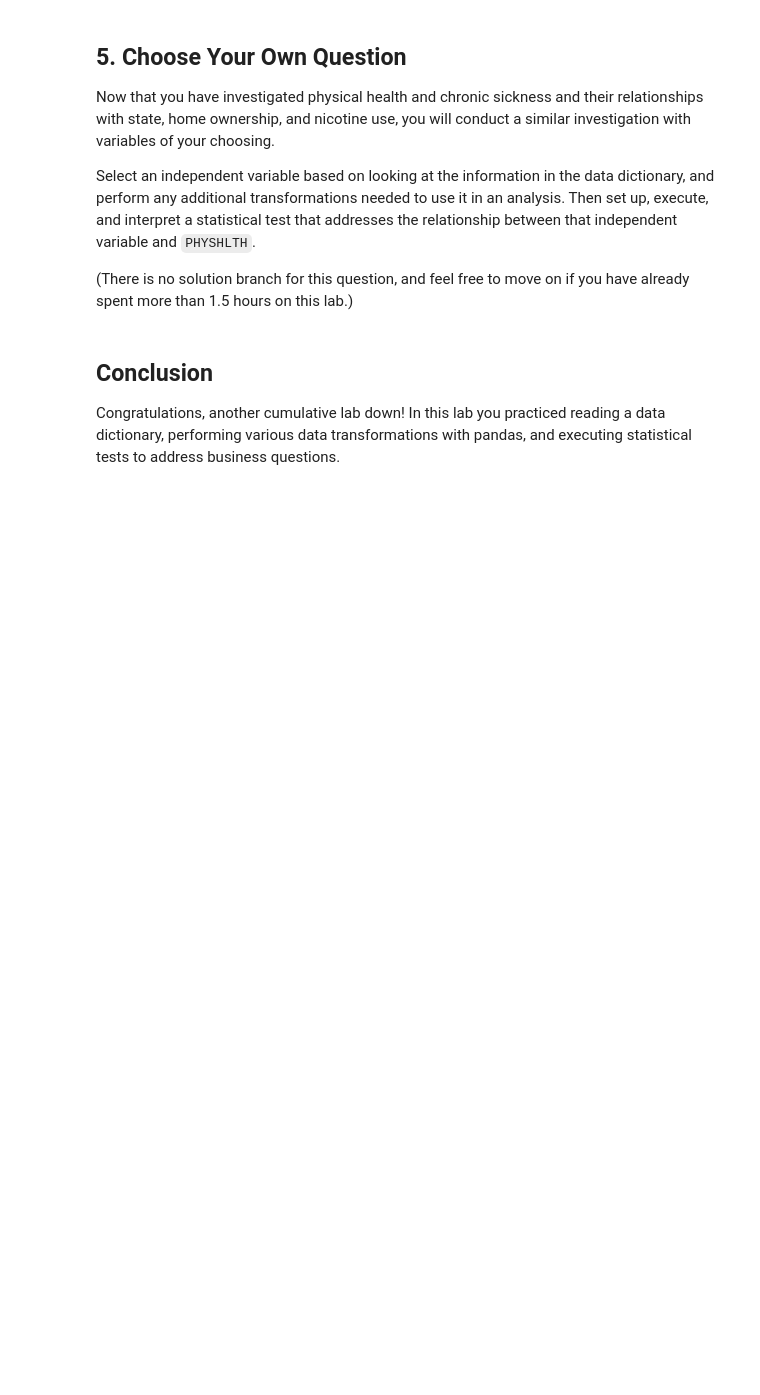
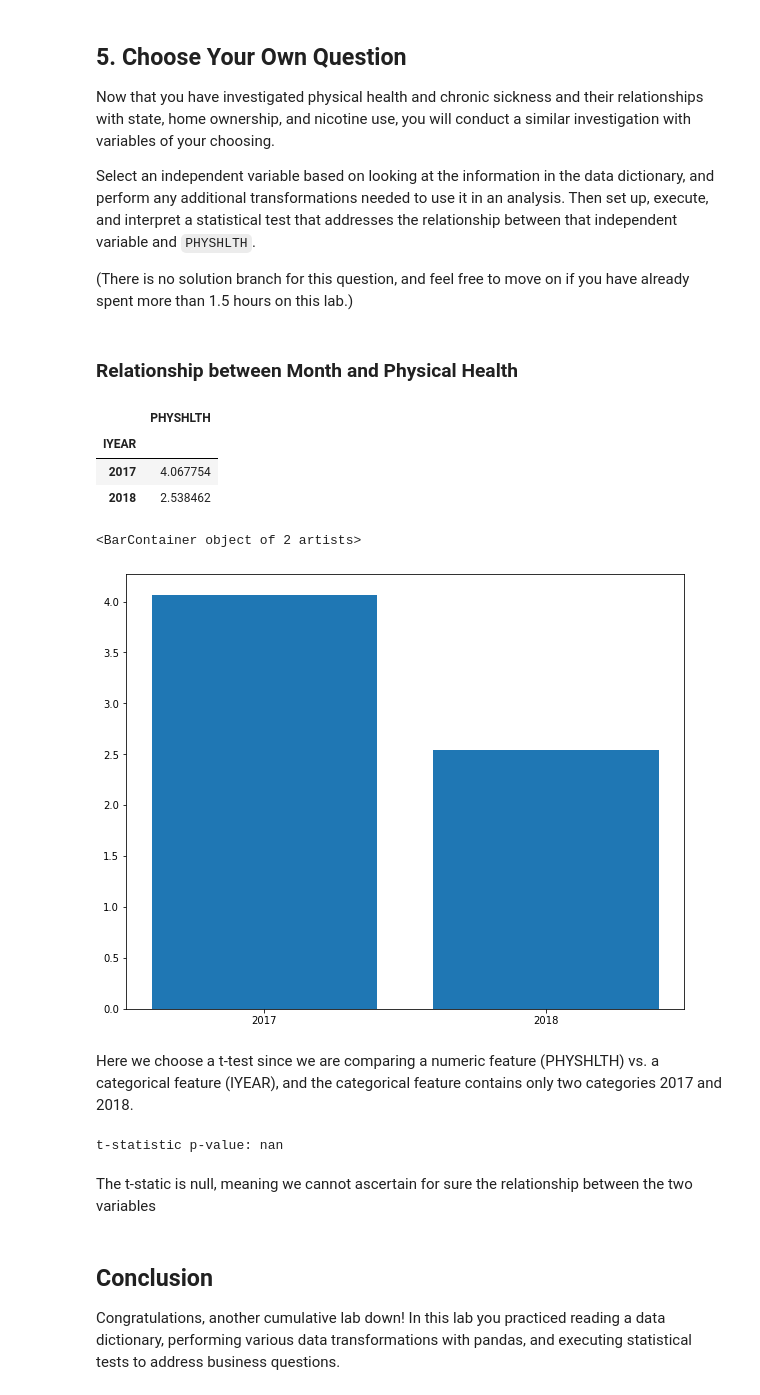
Before and after one commit to OswaldCc/dsc-hypothesis-testing-lab, a Jupyter notebook: index.ipynb, the cells around one changed output. Cells and saved outputs as stored; diff of their text form; code cells hidden in the pictures; blank space fills up the shorter version.

```diff
--- a/index.ipynb
+++ b/index.ipynb
@@ -605,0 +597,26 @@ Select an independent variable based on looking at the information in the data d
+# %% [markdown]
+### Relationship between Month and Physical Health
+# %%
+health_year=pd.DataFrame(df.groupby('IYEAR')['PHYSHLTH'].mean())
+health_year
+# %% [output]
+|  | PHYSHLTH |
+| IYEAR |  |
+| 2017 | 4.067754 |
+| 2018 | 2.538462 |
+# %%
+health_year.reset_index(inplace=True)
+# %%
+from matplotlib.ticker import MaxNLocator
+x_axis=health_year['IYEAR']
+y_axis=health_year['PHYSHLTH']
+
+fig,ax=plt.subplots(figsize=(10,8))
+ax.xaxis.set_major_locator(MaxNLocator(integer=True))
+ax.bar(x_axis,y_axis)
+# %% [output]
+<BarContainer object of 2 artists>
+[figure, added]
+# %% [markdown]
+Here we choose a t-test since we are comparing a numeric feature (PHYSHLTH) vs. a categorical feature (IYEAR), and the categorical
+feature contains only two categories 2017 and 2018.
@@ -606,3 +630,12 @@ Select an independent variable based on looking at the information in the data d
+# %%
+import scipy.stats as stats
+
+ttest_pvalue = stats.ttest_ind(first_year, second_year, equal_var=False).pvalue/2
+print("t-statistic p-value:", ttest_pvalue)
+# %% [output]
+t-statistic p-value: nan
+# %% [markdown]
+The t-static is null, meaning we cannot ascertain for sure the relationship between the two variables
 # %% [markdown]
 ## Conclusion
 
```
Also changed, not shown: parts of 13 cells of this notebook.
